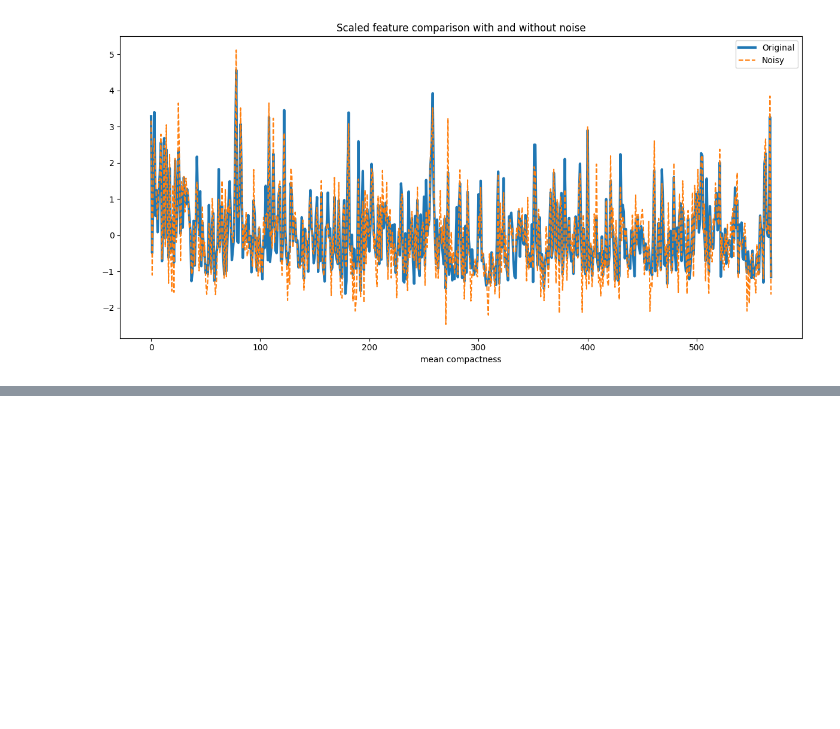
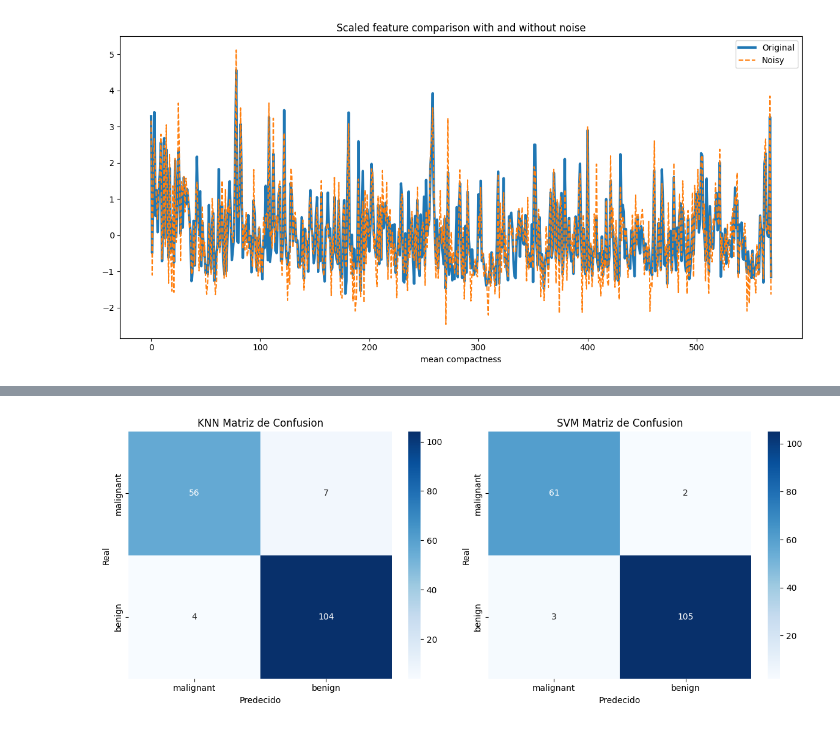
Before and after one commit to lautaorsi/AI-IBM-COURSE, a Jupyter notebook: ML-WITH-PYTHON/Evaluating-Validating-Models/Supervised-Models/Classification/Evaluating.ipynb, the cells around one changed output, grey strips where cells are left out. Saved outputs shown, nothing was run; the diff lists cells and outputs as text; code cells hidden in the pictures; blank space fills up the shorter version.

```diff
--- a/ML-WITH-PYTHON/Evaluating-Validating-Models/Supervised-Models/Classification/Evaluating.ipynb
+++ b/ML-WITH-PYTHON/Evaluating-Validating-Models/Supervised-Models/Classification/Evaluating.ipynb
@@ -91,0 +97,17 @@ plt.show()
+# %%
+
+
+# Separamos en entrenamiento y validación
+X_train, X_test, y_train, y_test = train_test_split(X_noisy, y, test_size=0.3, random_state=42)
+
+# Creamos modelo
+knn = KNeighborsClassifier(n_neighbors=5)
+svm = SVC(kernel='linear', C=1, random_state=42)
+
+# Ajustamos a dataset
+knn.fit(X_train, y_train)
+svm.fit(X_train, y_train)
+
+# Predecimos con nuestro grupo de validación
+y_pred_knn = knn.predict(X_test)
+y_pred_svm = svm.predict(X_test)
@@ -91,0 +155,21 @@ plt.show()
+# %%
+conf_matrix_knn = confusion_matrix(y_test, y_pred_knn)
+conf_matrix_svm = confusion_matrix(y_test, y_pred_svm)
+fig, axes = plt.subplots(1, 2, figsize=(12, 5))
+sns.heatmap(conf_matrix_knn, annot=True, cmap='Blues', fmt='d', ax=axes[0],
+            xticklabels=labels, yticklabels=labels)
+
+axes[0].set_title('KNN Matriz de Confusion')
+axes[0].set_xlabel('Predecido')
+axes[0].set_ylabel('Real')
+
+sns.heatmap(conf_matrix_svm, annot=True, cmap='Blues', fmt='d', ax=axes[1],
+            xticklabels=labels, yticklabels=labels)
+axes[1].set_title('SVM Matriz de Confusion')
+axes[1].set_xlabel('Predecido')
+axes[1].set_ylabel('Real')
+
+plt.tight_layout()
+plt.show()
+# %% [output]
+[figure, added]
```
Also changed, not shown: parts of 5 cells of this notebook.
